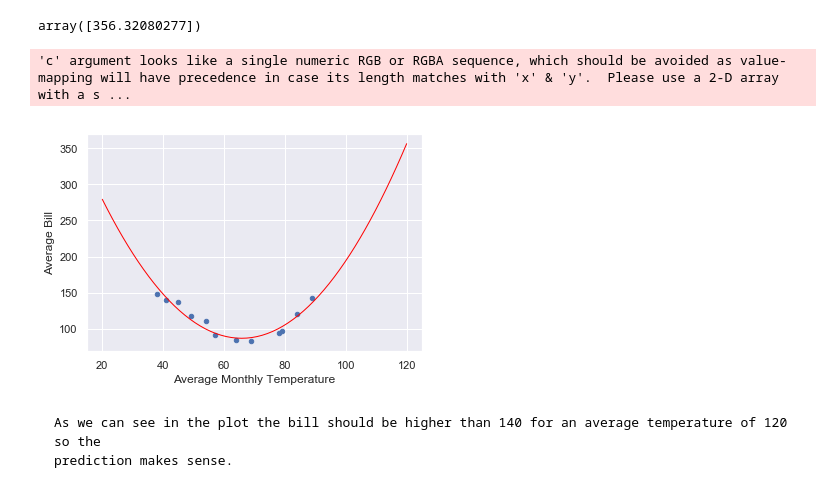
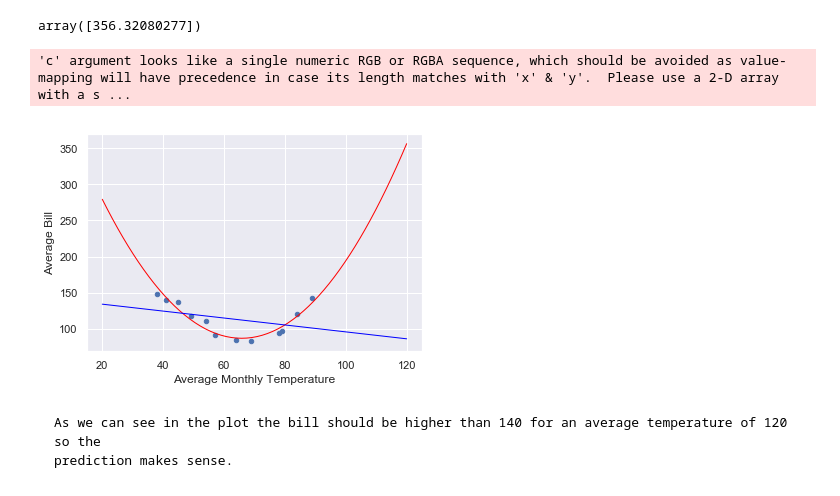
Before and after one commit to FlorianFedrau/Regression, a Jupyter notebook: Lecture_Regression/Lab_regression_2.ipynb, the cells around one changed output. Saved outputs shown, nothing was run; the diff lists cells and outputs as text; code cells hidden in the pictures.

```diff
--- a/Lecture_Regression/Lab_regression_2.ipynb
+++ b/Lecture_Regression/Lab_regression_2.ipynb
@@ -135,11 +135,18 @@ import numpy as np
 # %%
 intercept, slope, square = results.params
 ax = df.plot('Average Monthly Temperature','Average Bill', kind='scatter')
 xx = np.linspace(20, 120, 60)
 ax.plot(xx,(xx**2)*square+  xx*slope + intercept, color='red', lw=1);
+X = df[['Average Monthly Temperature']]
+y = df[['Average Bill']]
+X = sms.add_constant(X)
+model = sms.OLS(y, X)
+results = model.fit()
+intercept, slope = results.params
+ax.plot(xx, xx*slope + intercept, color = 'blue', lw=1);
 # %% [output]
 'c' argument looks like a single numeric RGB or RGBA sequence, which should be avoided as value-mapping will have precedence in case its length matches with 'x' & 'y'.  Please use a 2-D array with a s ...
-[figure, old version]
+[figure, new version]
 # %% [markdown]
     As we can see in the plot the bill should be higher than 140 for an average temperature of 120 so the
     prediction makes sense.
```
Also changed, not shown: parts of 1 cell of this notebook, 4 other files.
